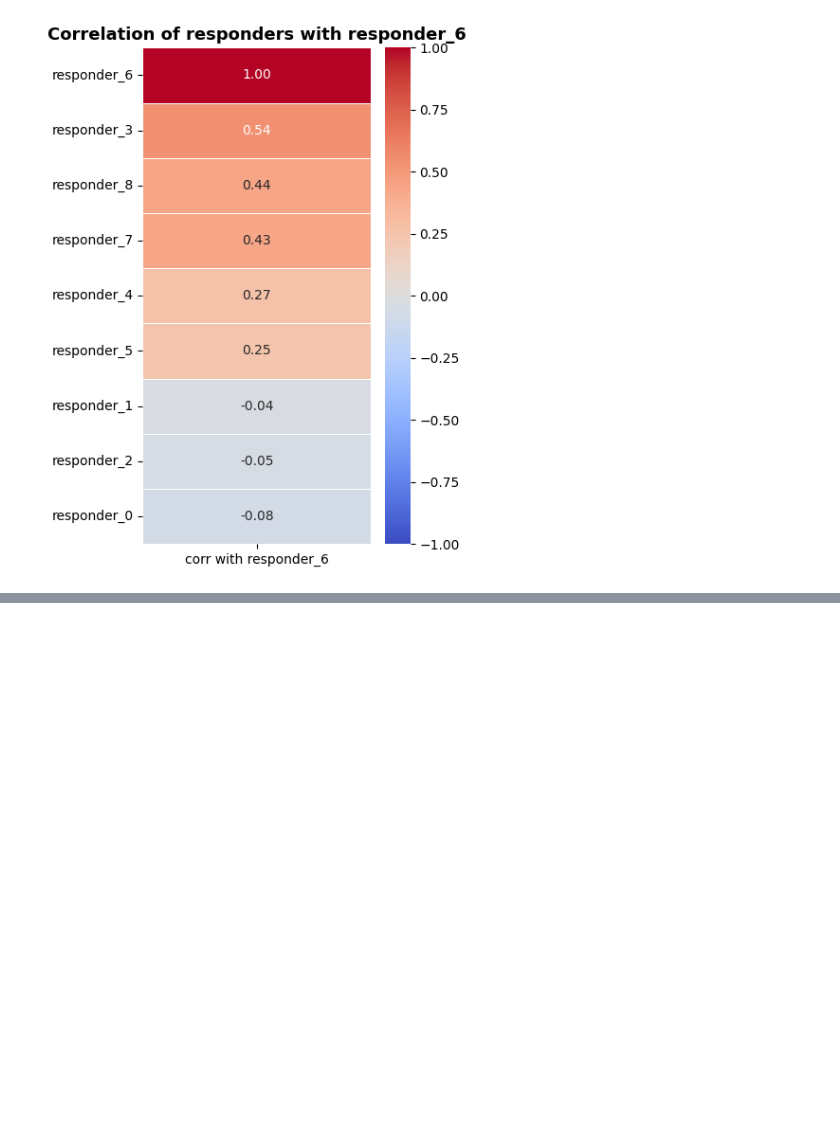
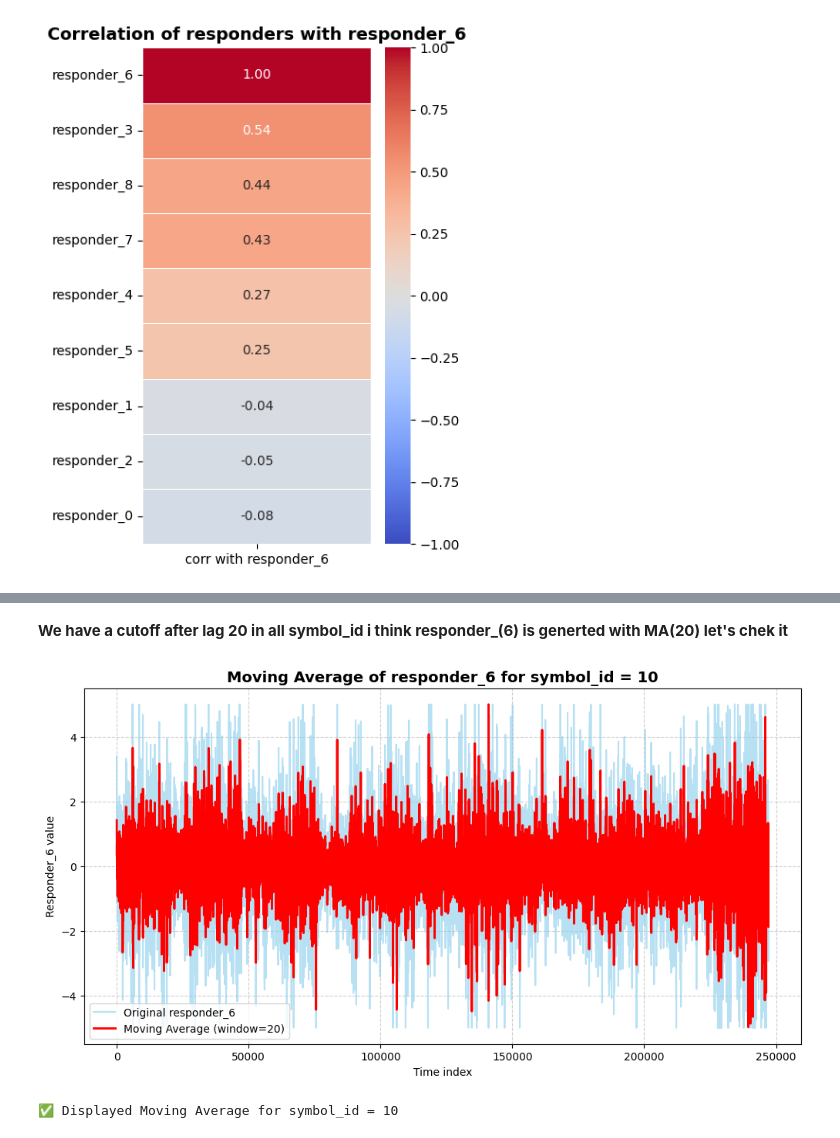
Before and after one commit to MohamedZakariaaFouda/Jane_Street_Competition, a Jupyter notebook: notebooks/end-to-end-data-science-life-cycle.ipynb, the cells around one changed output, grey strips where cells are left out. Cells and saved outputs as stored; diff of their text form; code cells hidden in the pictures; blank space fills up the shorter version.

```diff
--- a/notebooks/end-to-end-data-science-life-cycle.ipynb
+++ b/notebooks/end-to-end-data-science-life-cycle.ipynb
@@ -334,0 +403,27 @@ You can set `force_col_wise=true` to remove the overhead.
+# %% [markdown]
+**We have a cutoff after lag 20 in all symbol_id i think responder_(6) is generted with MA(20) let's chek it**
+# %%
+symbol_data = train_df[train_df['symbol_id'] == chosen_symbol].copy()
+
+# Target
+target_series = symbol_data['responder_6'].reset_index(drop=True)
+
+# Calculate Moving Average
+window = 20
+moving_avg = target_series.rolling(window=window).mean()
+
+
+plt.figure(figsize=(12,6))
+plt.plot(target_series, color='skyblue', alpha=0.6, label='Original responder_6')
+plt.plot(moving_avg, color='red', linewidth=2, label=f'Moving Average (window={window})')
+plt.title(f'Moving Average of responder_6 for symbol_id = {chosen_symbol}', fontsize=14, fontweight='bold')
+plt.xlabel('Time index')
+plt.ylabel('Responder_6 value')
+plt.legend()
+plt.grid(True, linestyle='--', alpha=0.6)
+plt.show()
+
+print(f"Displayed Moving Average for symbol_id = {chosen_symbol}")
+# %% [output]
+[figure, added]
+✅ Displayed Moving Average for symbol_id = 10
```
Also changed, not shown: parts of 9 cells of this notebook.
